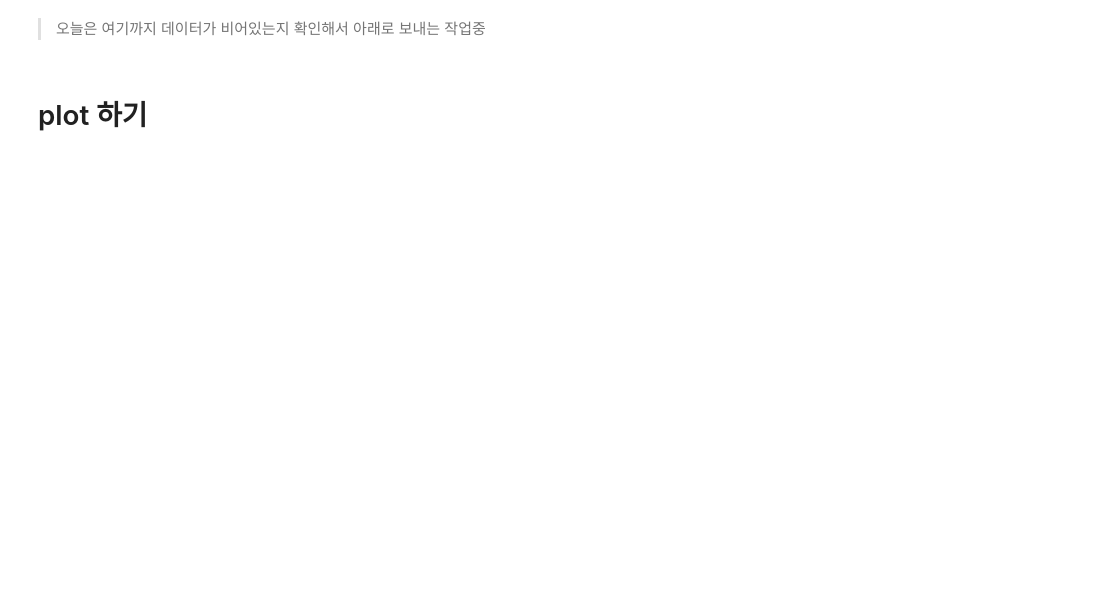
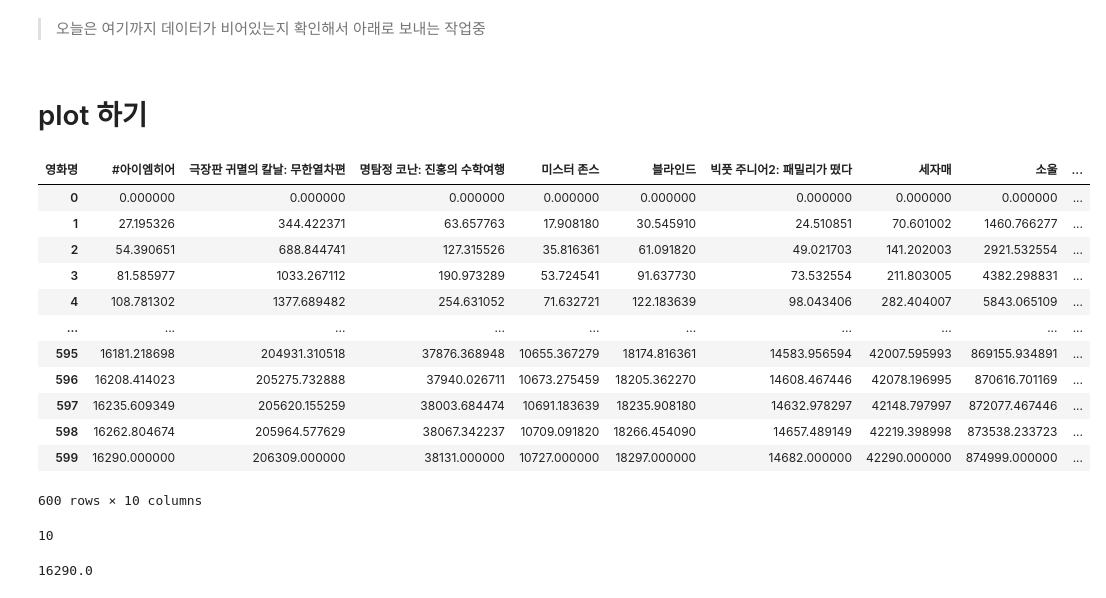
Before and after one commit to ikemanairing/Data_science, a Jupyter notebook: Example/Best movie chart.ipynb, the cells around one changed output. Cells and saved outputs as stored; diff of their text form; code cells hidden in the pictures; blank space fills up the shorter version.

```diff
--- a/Example/Best movie chart.ipynb
+++ b/Example/Best movie chart.ipynb
@@ -267,3 +271,19 @@ False
 데이터가 비어있는지 확인해서 아래로 보내는 작업중
 # %% [markdown]
 # plot 하기
+# %%
+test_df
+# %% [output]
+| 영화명 | #아이엠히어 | 극장판 귀멸의 칼날: 무한열차편 | 명탐정 코난: 진홍의 수학여행 | 미스터 존스 | 블라인드 | 빅풋 주니어2: 패밀리가 떴다 | 세자매 | 소울 | ... |
+| 0 | 0.000000 | 0.000000 | 0.000000 | 0.000000 | 0.000000 | 0.000000 | 0.000000 | 0.000000 | ... |
+| 1 | 27.195326 | 344.422371 | 63.657763 | 17.908180 | 30.545910 | 24.510851 | 70.601002 | 1460.766277 | ... |
+| 2 | 54.390651 | 688.844741 | 127.315526 | 35.816361 | 61.091820 | 49.021703 | 141.202003 | 2921.532554 | ... |
+| 3 | 81.585977 | 1033.267112 | 190.973289 | 53.724541 | 91.637730 | 73.532554 | 211.803005 | 4382.298831 | ... |
+| 4 | 108.781302 | 1377.689482 | 254.631052 | 71.632721 | 122.183639 | 98.043406 | 282.404007 | 5843.065109 | ... |
+| ... | ... | ... | ... | ... | ... | ... | ... | ... | ... |
+| 595 | 16181.218698 | 204931.310518 | 37876.368948 | 10655.367279 | 18174.816361 | 14583.956594 | 42007.595993 | 869155.934891 | ... |
+| 596 | 16208.414023 | 205275.732888 | 37940.026711 | 10673.275459 | 18205.362270 | 14608.467446 | 42078.196995 | 870616.701169 | ... |
+| 597 | 16235.609349 | 205620.155259 | 38003.684474 | 10691.183639 | 18235.908180 | 14632.978297 | 42148.797997 | 872077.467446 | ... |
+| 598 | 16262.804674 | 205964.577629 | 38067.342237 | 10709.091820 | 18266.454090 | 14657.489149 | 42219.398998 | 873538.233723 | ... |
+| 599 | 16290.000000 | 206309.000000 | 38131.000000 | 10727.000000 | 18297.000000 | 14682.000000 | 42290.000000 | 874999.000000 | ... |
+600 rows × 10 columns
@@ -269,0 +293,4 @@ False
+# %%
+len(barh_name)
+# %% [output]
+10
@@ -270 +299,5 @@ False
+# %%
+data_value
+# %% [output]
+16290.0
 # %%
```
Also changed, not shown: parts of 18 cells of this notebook, 6 other files.
